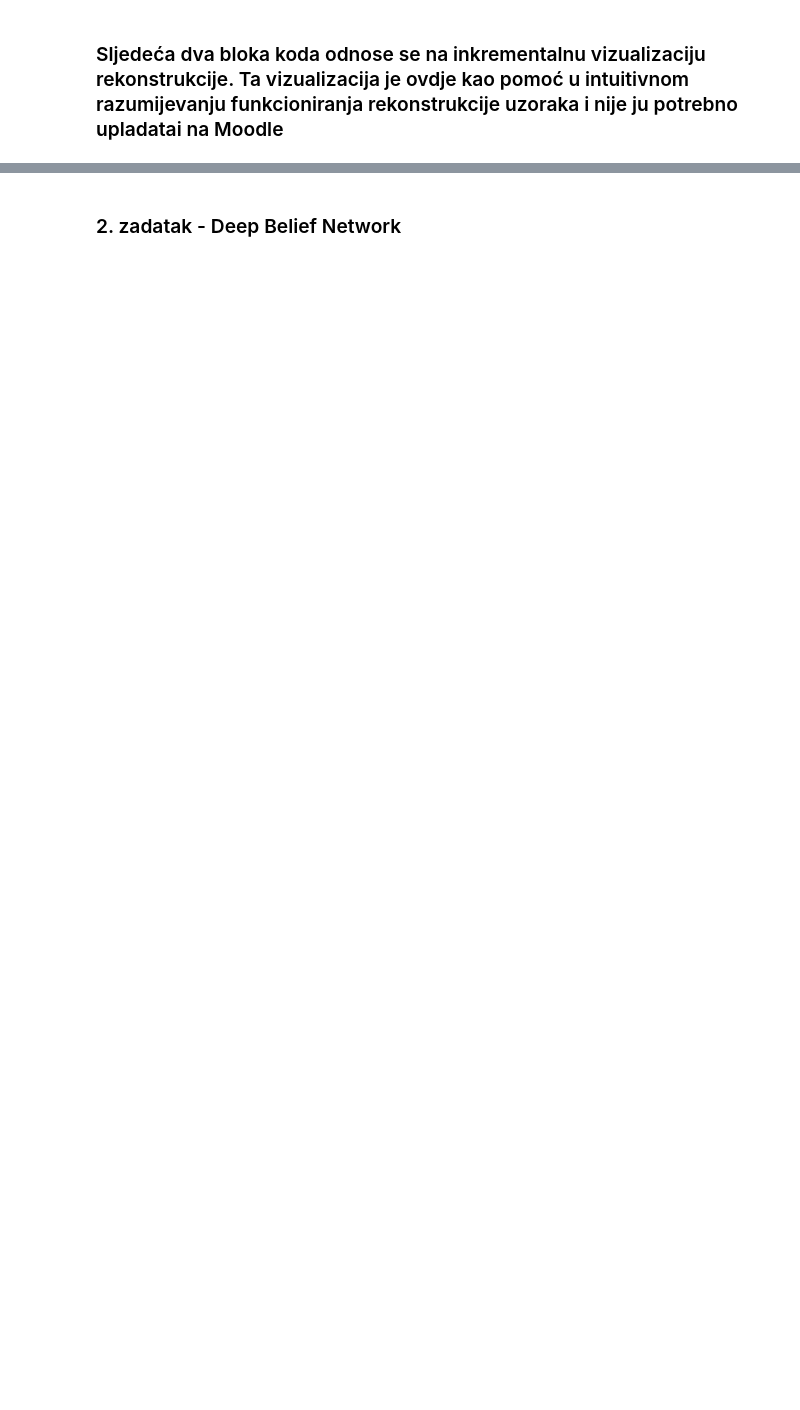
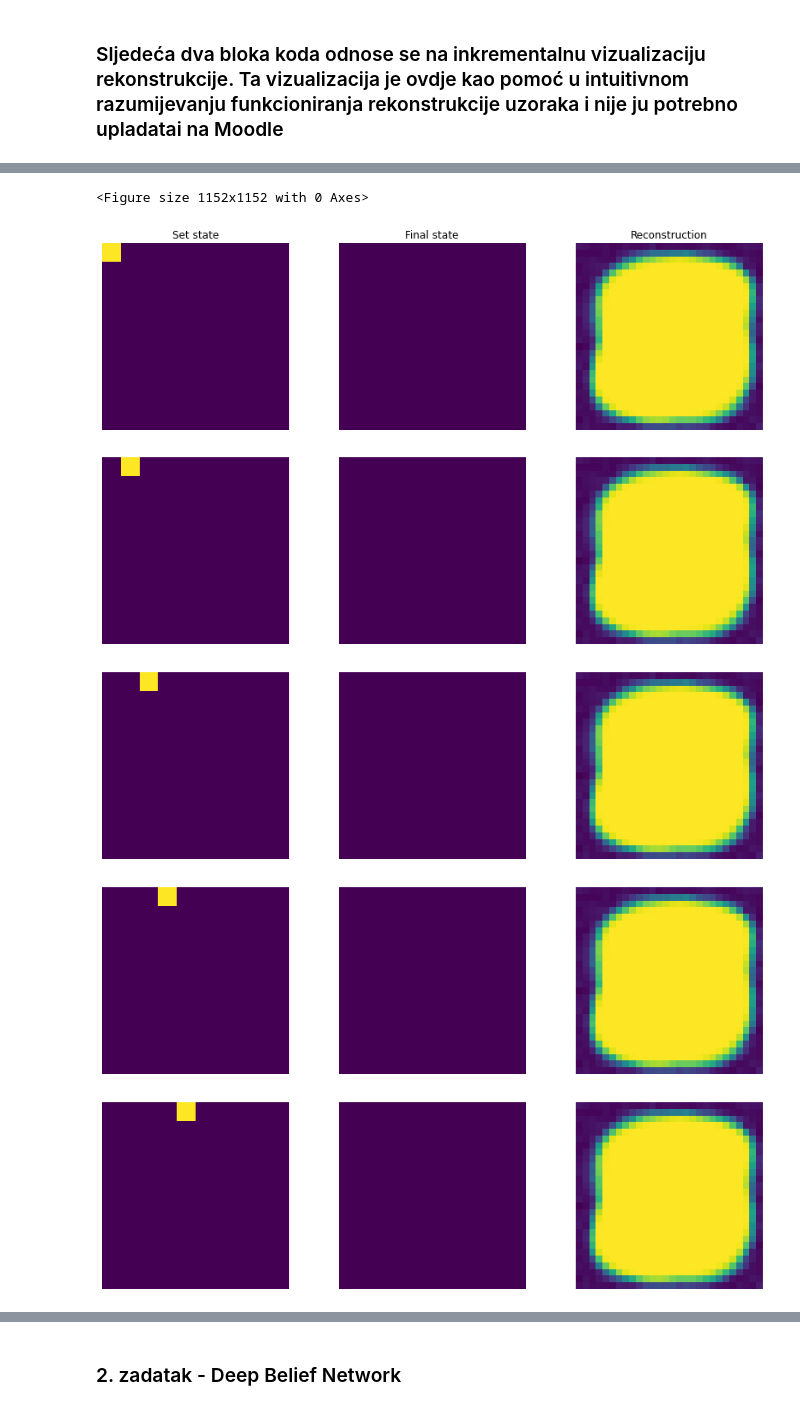
Before and after one commit to dinogrgic1/fer-deep-learning-2-labs, a Jupyter notebook: lab3/lab3.ipynb, the cells around one changed output, grey strips where cells are left out. Drawn from its saved outputs; the diff is of its cells as text; code cells hidden in the pictures; blank space fills up the shorter version.

```diff
--- a/lab3/lab3.ipynb
+++ b/lab3/lab3.ipynb
@@ -424,22 +430,29 @@ h1_prob, h1, v1_prob, v1 = model.reconstruct(torch.from_numpy(r_input).float(),
 # %%
 plt.figure(figsize=(16, 16))
 for idx in range(0, 10):
     plt.figure(figsize=(14, 4))
 
     plt.subplot(1, 3, 1)
     plt.imshow(r_input[idx, ...].reshape(10, 10))
     if idx == 0:
         plt.title("Set state")
     plt.axis('off')
 
     plt.subplot(1, 3, 2)
-    plt.imshow(h1[idx, ...].view(10, 10))
+    plt.imshow(h1...].view(10, 10))
     if idx == 0:
         plt.title("Final state")
     plt.axis('off')
 
     plt.subplot(1, 3, 3)
     plt.imshow(v1_prob[idx, ...].view(28, 28))
     if idx == 0:
         plt.title("Reconstruction")
     plt.axis('off')
+# %% [output]
+<Figure size 1152x1152 with 0 Axes>
+[figure, added]
+[figure, added]
+[figure, added]
+[figure, added]
+[figure, added]
```
Also changed, not shown: parts of 13 cells of this notebook, 2 other files.
